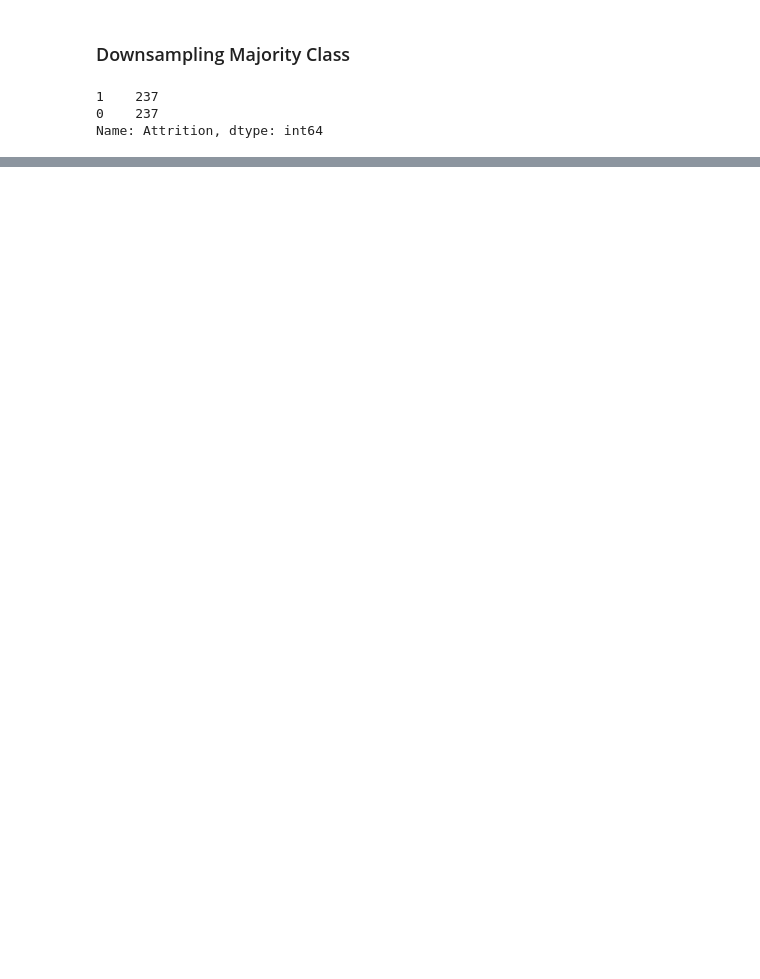
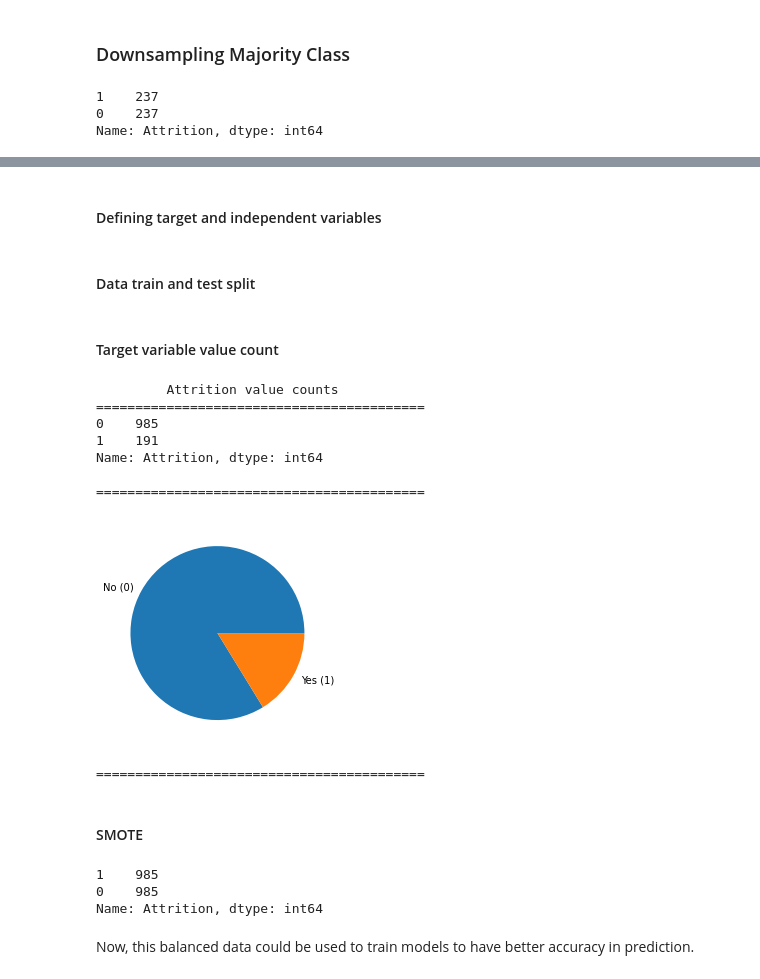
Before and after one commit to VishalWadagavi/Imbalance_Handling_Techniques, a Jupyter notebook: Imbalance_Handlings_Techniques_Employee_Attrition.ipynb, the cells around one changed output, grey strips where cells are left out. Drawn from its saved outputs; the diff is of its cells as text; code cells hidden in the pictures; blank space fills up the shorter version.

```diff
--- a/Imbalance_Handlings_Techniques_Employee_Attrition.ipynb
+++ b/Imbalance_Handlings_Techniques_Employee_Attrition.ipynb
@@ -154,0 +201,2 @@ df_ds.head()
+# %%
+df_cat=pd.get_dummies(df_cat,drop_first=True)
@@ -154,0 +205,2 @@ df_ds.head()
+# %%
+df=pd.concat([df_num,df_cat],axis=1)
@@ -154,0 +216,43 @@ df_ds.head()
+# %% [markdown]
+#### Defining target and independent variables
+# %%
+X=df.drop(['Attrition'],axis=1)
+y=df['Attrition']
+# %% [markdown]
+#### Data train and test split
+# %%
+from sklearn.model_selection import train_test_split
+X_train,X_test,y_train,y_test=train_test_split(X,y,test_size=0.2,random_state=13)
+# %% [markdown]
+#### Target variable value count
+# %%
+print('\t Attrition value counts')
+print('==========================================')
+print(y_train.value_counts())
+print('\n==========================================')
+plt.pie(x=y_train.value_counts(),labels=['No (0)','Yes (1)'])
+plt.show()
+print('==========================================')
+# %% [output]
+         Attrition value counts
+==========================================
+0    985
+1    191
+Name: Attrition, dtype: int64
+
+==========================================
+[figure, added]
+==========================================
+# %% [markdown]
+#### SMOTE
+# %%
+from imblearn.over_sampling import SMOTE
+sm=SMOTE(random_state=42)
+X_smote,y_smote=sm.fit_resample(X_train,y_train)
+y_smote.value_counts()
+# %% [output]
+1    985
+0    985
+Name: Attrition, dtype: int64
+# %% [markdown]
+Now, this balanced data could be used to train models to have better accuracy in prediction.
```
Also changed, not shown: parts of 11 cells of this notebook.
